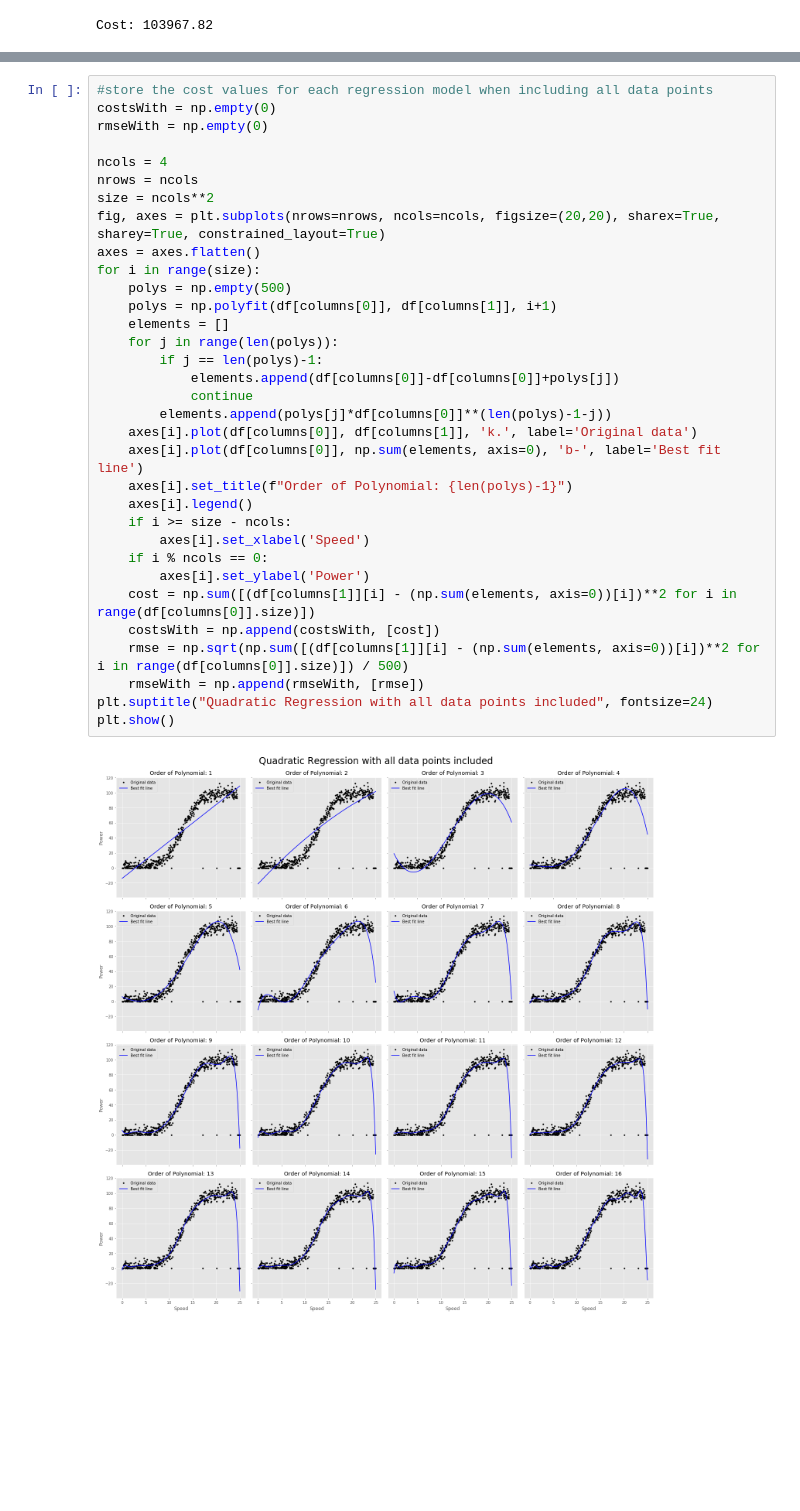
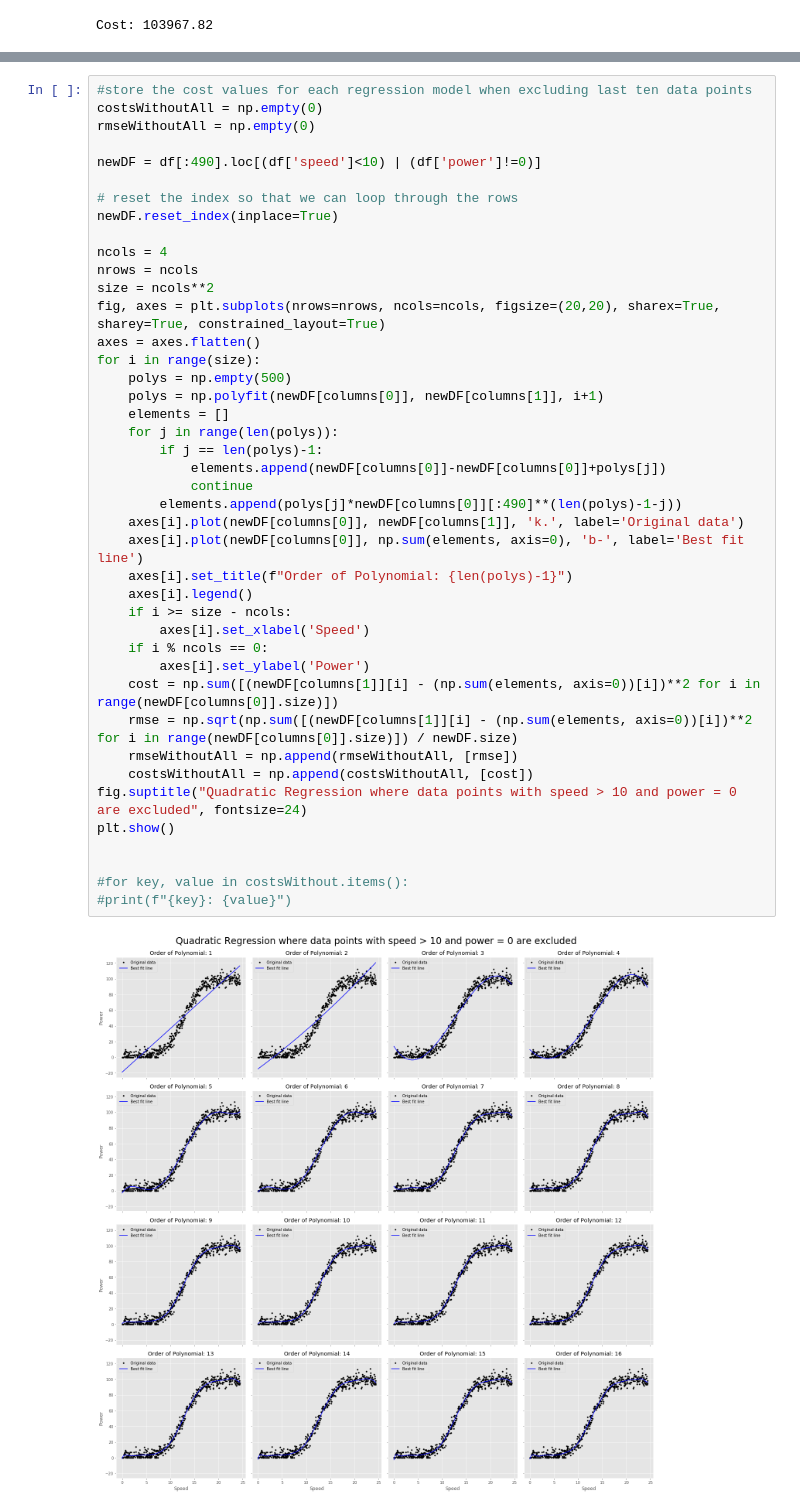
Before and after one commit to ashleycampion/GMIT_fundamentals_of_data_analysis_module, a Jupyter notebook: Project.ipynb, the cells around one changed output, grey strips where cells are left out. Drawn from its saved outputs; the diff is of its cells as text; blank space fills up the shorter version.

Commit message:
removing zero-power data points

```diff
--- a/Project.ipynb
+++ b/Project.ipynb
@@ -300,39 +362,48 @@ plt.show()
 # %% [output]
 [figure]
 # %%
-#store the cost values for each regression model when including all data points
-costsWith = np.empty(0)
-rmseWith = np.empty(0)
+#store the cost values for each regression model when excluding last ten data points
+costsWithoutAll = np.empty(0)
+rmseWithoutAll = np.empty(0)
+
+newDF = df[:490].loc[(df['speed']<10) | (df['power']!=0)]
+
+# reset the index so that we can loop through the rows
+newDF.reset_index(inplace=True)
 
 ncols = 4
 nrows = ncols
 size = ncols**2
 fig, axes = plt.subplots(nrows=nrows, ncols=ncols, figsize=(20,20), sharex=True, sharey=True, constrained_layout=True)
 axes = axes.flatten()
 for i in range(size):
     polys = np.empty(500)
-    polys = np.polyfit(df[columns[0]], df[columns[1]], i+1)
+    polys = np.polyfit(newDF[columns[0]], newDF[columns[1]], i+1)
     elements = []
     for j in range(len(polys)):
         if j == len(polys)-1:
-            elements.append(df[columns[0]]-df[columns[0]]+polys[j])
+            elements.append(newDF[columns[0]]-newDF[columns[0]]+polys[j])
             continue
-        elements.append(polys[j]*df[columns[0]]**(len(polys)-1-j))
-    axes[i].plot(df[columns[0]], df[columns[1]], 'k.', label='Original data')
-    axes[i].plot(df[columns[0]], np.sum(elements, axis=0), 'b-', label='Best fit line')
+        elements.append(polys[j]*newDF[columns[0]][:490]**(len(polys)-1-j))
+    axes[i].plot(newDF[columns[0]], newDF[columns[1]], 'k.', label='Original data')
+    axes[i].plot(newDF[columns[0]], np.sum(elements, axis=0), 'b-', label='Best fit line')
     axes[i].set_title(f"Order of Polynomial: {len(polys)-1}")
     axes[i].legend()
     if i >= size - ncols:
         axes[i].set_xlabel('Speed')
     if i % ncols == 0:
         axes[i].set_ylabel('Power')
-    cost = np.sum([(df[columns[1]][i] - (np.sum(elements, axis=0))[i])**2 for i in range(df[columns[0]].size)])
-    costsWith = np.append(costsWith, [cost])
-    rmse = np.sqrt(np.sum([(df[columns[1]][i] - (np.sum(elements, axis=0))[i])**2 for i in range(df[columns[0]].size)]) / 500)
-    rmseWith = np.append(rmseWith, [rmse])
-plt.suptitle("Quadratic Regression with all data points included", fontsize=24)
+    cost = np.sum([(newDF[columns[1]][i] - (np.sum(elements, axis=0))[i])**2 for i in range(newDF[columns[0]].size)])
+    rmse = np.sqrt(np.sum([(newDF[columns[1]][i] - (np.sum(elements, axis=0))[i])**2 for i in range(newDF[columns[0]].size)]) / newDF.size)
+    rmseWithoutAll = np.append(rmseWithoutAll, [rmse])
+    costsWithoutAll = np.append(costsWithoutAll, [cost])
+fig.suptitle("Quadratic Regression where data points with speed > 10 and power = 0 are excluded", fontsize=24)
 plt.show()
+
+
+#for key, value in costsWithout.items():
+#print(f"{key}: {value}")
 # %% [output]
-[figure, old version]
+[figure, new version]
 # %%
 poly = np.arange(1,17, dtype=int)
```
Also changed, not shown: parts of 11 cells of this notebook.
